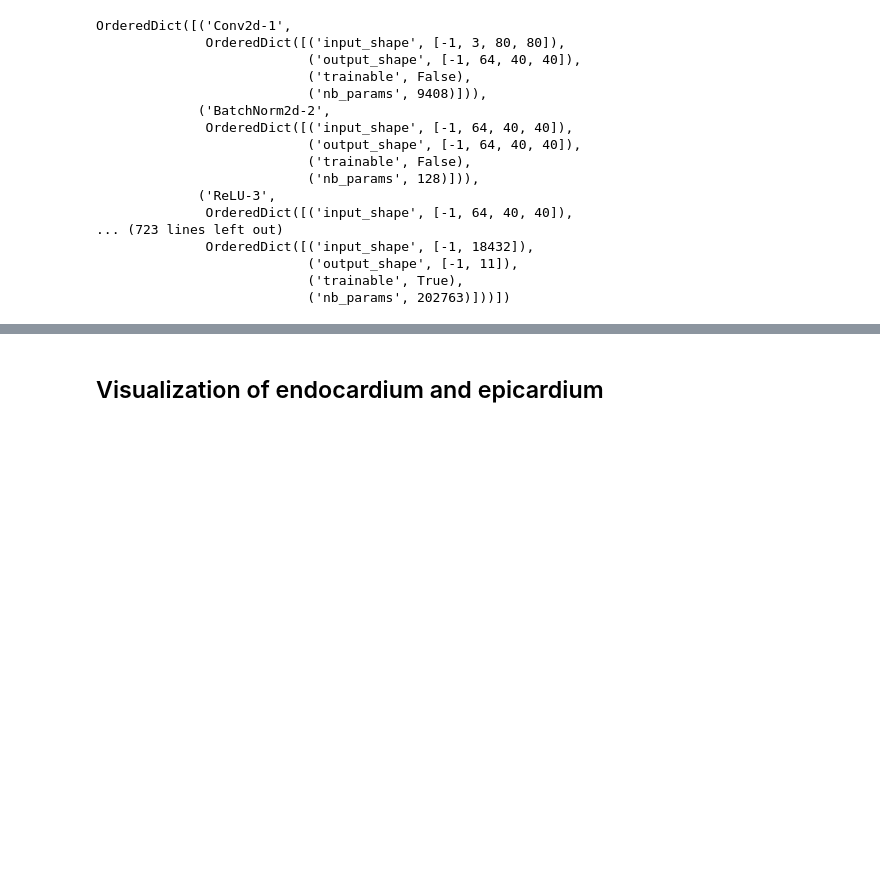
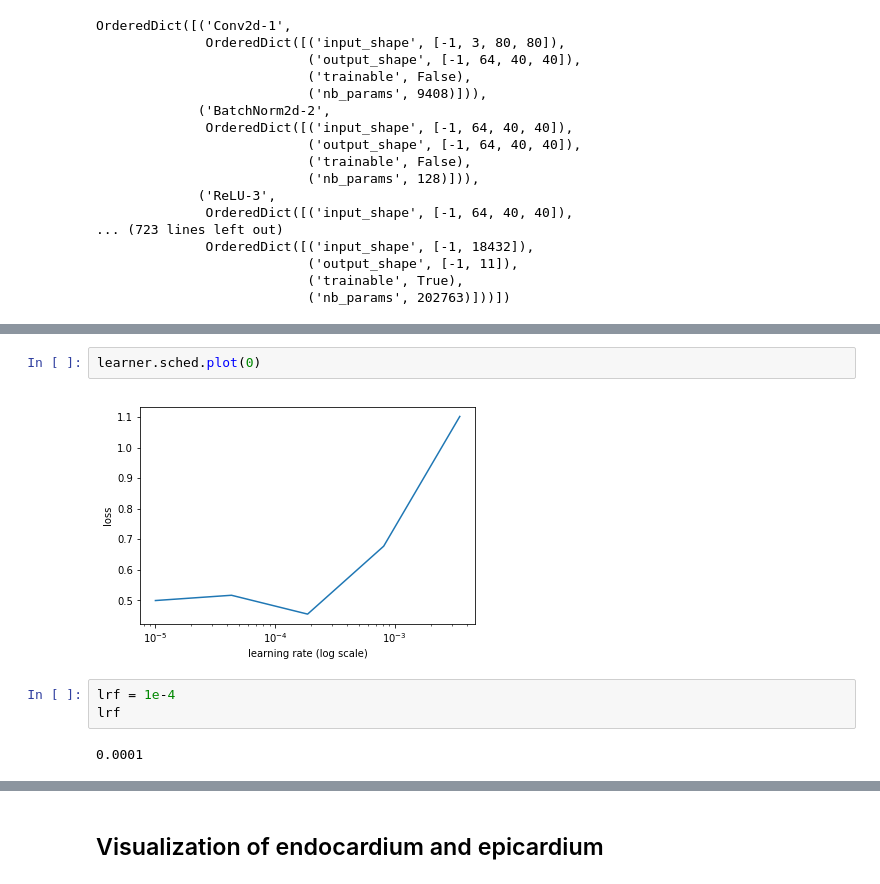
Before and after one commit to harrislin2018/LVQuan18, a Jupyter notebook: Main.ipynb, the cells around one changed output, grey strips where cells are left out. Cells and saved outputs as stored; diff of their text form; blank space fills up the shorter version.

```diff
--- a/Main.ipynb
+++ b/Main.ipynb
@@ -298,0 +299,9 @@ ValueError: operands could not be broadcast together with shapes (80,80) (3,)
+# %%
+learner.sched.plot(0)
+# %% [output]
+[figure, added]
+# %%
+lrf = 1e-4
+lrf
+# %% [output]
+0.0001
```
Also changed, not shown: parts of 8 cells of this notebook.
